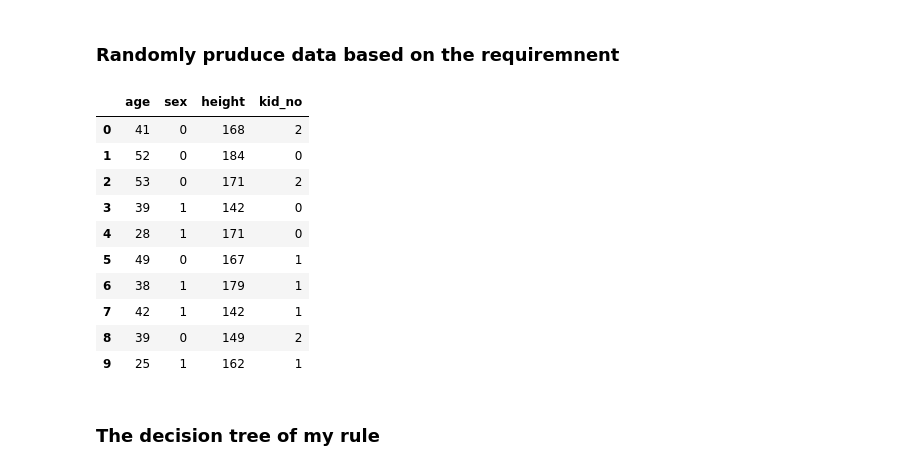
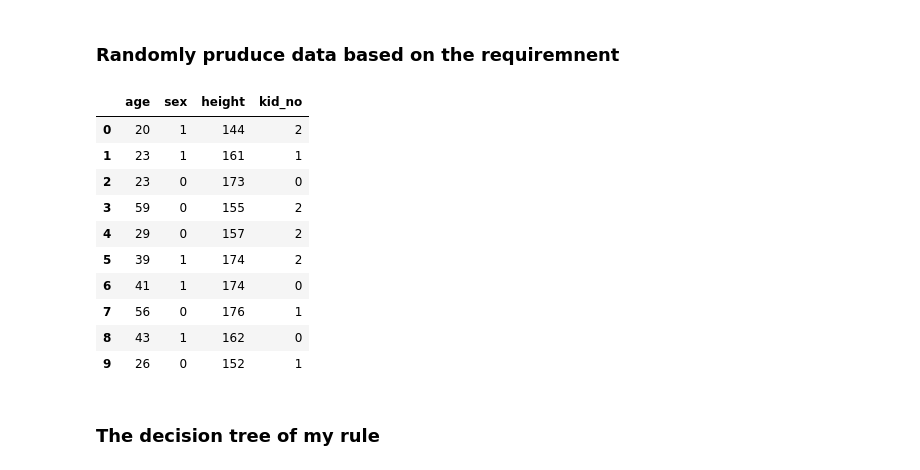
Before and after one commit to MarkIChen/HeartDiseaseClassificationWithDecisionTree, a Jupyter notebook: DecisionTreeClassification.ipynb, the cells around one changed output. Cells and saved outputs as stored; diff of their text form; code cells hidden in the pictures.

```diff
--- a/DecisionTreeClassification.ipynb
+++ b/DecisionTreeClassification.ipynb
@@ -8,23 +8,24 @@ import matplotlib.pyplot as plt
 ### Randomly pruduce data based on the requiremnent
 # %%
 df1 = pd.DataFrame()
-df1['age'] = np.random.randint(20, 60, 1000)
+np.random.seed(0)
+df1['age'] = np.random.randint(20, 60, 10000)
 df1['sex'] = np.random.randint(0, 2, df1.shape[0])
 df1['height'] = np.random.randint(140, 185, df1.shape[0])
 df1['kid_no'] = np.random.randint(0, 3, df1.shape[0])
 df1.head(10)
 # %% [output]
 |  | age | sex | height | kid_no |
-| 0 | 41 | 0 | 168 | 2 |
-| 1 | 52 | 0 | 184 | 0 |
-| 2 | 53 | 0 | 171 | 2 |
-| 3 | 39 | 1 | 142 | 0 |
-| 4 | 28 | 1 | 171 | 0 |
-| 5 | 49 | 0 | 167 | 1 |
-| 6 | 38 | 1 | 179 | 1 |
-| 7 | 42 | 1 | 142 | 1 |
-| 8 | 39 | 0 | 149 | 2 |
-| 9 | 25 | 1 | 162 | 1 |
+| 0 | 20 | 1 | 144 | 2 |
+| 1 | 23 | 1 | 161 | 1 |
+| 2 | 23 | 0 | 173 | 0 |
+| 3 | 59 | 0 | 155 | 2 |
+| 4 | 29 | 0 | 157 | 2 |
+| 5 | 39 | 1 | 174 | 2 |
+| 6 | 41 | 1 | 174 | 0 |
+| 7 | 56 | 0 | 176 | 1 |
+| 8 | 43 | 1 | 162 | 0 |
+| 9 | 26 | 0 | 152 | 1 |
 # %% [markdown]
 ### The decision tree of my rule
 # %%
```
Also changed, not shown: parts of 5 cells of this notebook, 1 other file.
